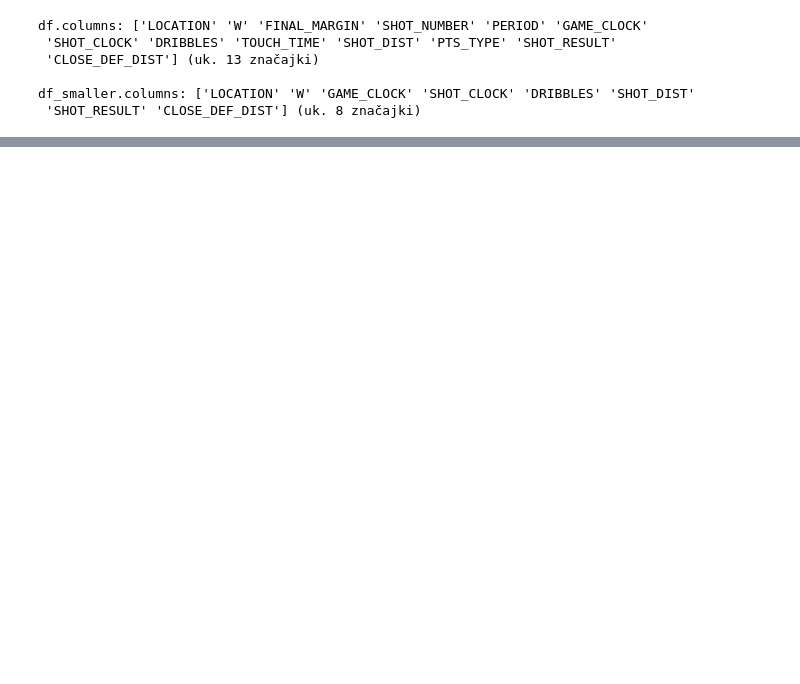
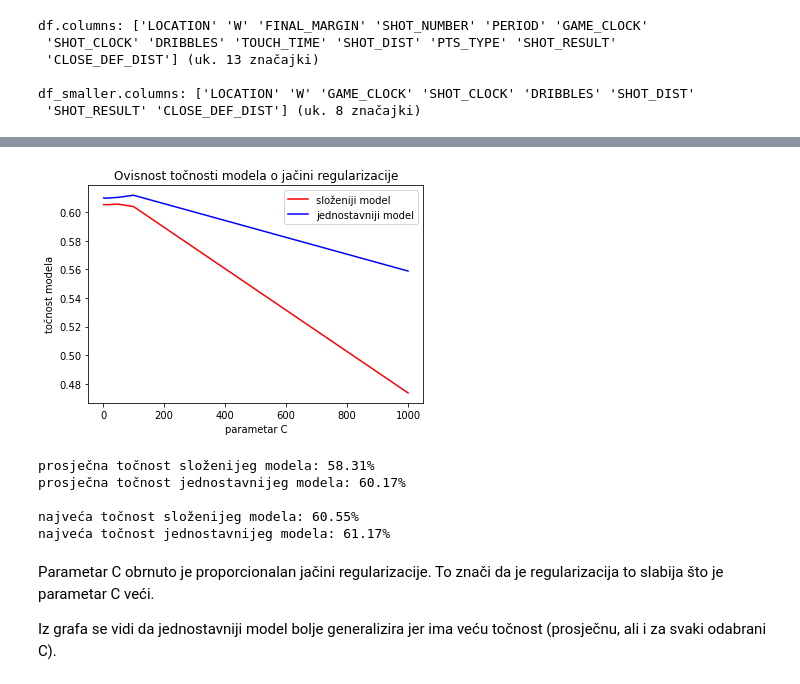
Before and after one commit to anasutalo/projekt_nba, a Jupyter notebook: predicting_nba_shots.ipynb, the cells around one changed output, grey strips where cells are left out. Saved outputs shown, nothing was run; the diff lists cells and outputs as text; code cells hidden in the pictures; blank space fills up the shorter version.

```diff
--- a/predicting_nba_shots.ipynb
+++ b/predicting_nba_shots.ipynb
@@ -372,6 +377,11 @@ varijabla u ovoj analizi.
 Transformacije nad skupom podataka obavljaju se jednako nad manjim i većim
 podskupom.
 # %%
+from sklearn.model_selection import train_test_split
+from sklearn.preprocessing import MinMaxScaler
+from sklearn.linear_model import LogisticRegression
+
+# izbacivanje značajki
 lr_df = df.drop(columns=['GAME_ID', 'MATCHUP', 'CLOSEST_DEFENDER',
                          'CLOSEST_DEFENDER_PLAYER_ID', 'player_name', 'player_id'])
 
@@ -381,11 +391,18 @@ lr_df_smaller = df_smaller.drop(columns=['GAME_ID', 'MATCHUP', 'CLOSEST_DEFENDER
 print(f'df.columns: {lr_df.columns.values} (uk. {len(lr_df.columns)} značajki)\n')
 print(f'df_smaller.columns: {lr_df_smaller.columns.values} (uk. {len(lr_df_smaller.columns)} značajki)')
 
+# izdvajanje ciljne značajke
 y = lr_df['SHOT_RESULT']
 y_smaller = lr_df_smaller['SHOT_RESULT']
 
 lr_df.drop(columns='SHOT_RESULT', inplace=True)
 lr_df_smaller.drop(columns='SHOT_RESULT', inplace=True)
+
+# podjela na skupove za učenje i testiranje
+lr_train, lr_test, y_train, y_test = train_test_split(lr_df, y, test_size=0.1)
+lr_smaller_train, lr_smaller_test, y_smaller_train, y_smaller_test = train_test_split(lr_df_smaller, y_smaller, test_size=0.1)
+
+del lr_df, lr_df_smaller, y, y_smaller
 # %% [output]
 df.columns: ['LOCATION' 'W' 'FINAL_MARGIN' 'SHOT_NUMBER' 'PERIOD' 'GAME_CLOCK'
  'SHOT_CLOCK' 'DRIBBLES' 'TOUCH_TIME' 'SHOT_DIST' 'PTS_TYPE' 'SHOT_RESULT'
@@ -404,0 +462,46 @@ lr_df.head()
+# %%
+from sklearn.svm import LinearSVC
+
+acc_complex = []
+acc_simple = []
+
+for c in [2,5,10,50,100,1000]:
+    model = LinearSVC(C=c, max_iter=2000)
+
+    model.fit(lr_train, y_train)
+    y_pred = model.predict(lr_test)
+    acc_complex.append(accuracy_score(y_test, y_pred))
+
+    model.fit(lr_smaller_train, y_smaller_train)
+    y_pred = model.predict(lr_smaller_test)
+    acc_simple.append(accuracy_score(y_smaller_test, y_pred))
+# %%
+x = [2,5,10,50,100,1000]
+plt.plot(x, acc_complex, 'r', label='složeniji model')
+plt.plot(x, acc_simple, 'b', label='jednostavniji model')
+plt.title('Ovisnost točnosti modela o jačini regularizacije')
+plt.legend()
+plt.xlabel('parametar C')
+plt.ylabel('točnost modela')
+plt.show()
+
+acc_complex = np.array(acc_complex)
+acc_simple = np.array(acc_simple)
+print(f'prosječna točnost složenijeg modela: {np.mean(acc_complex)*100:.2f}%')
+print(f'prosječna točnost jednostavnijeg modela: {np.mean(acc_simple)*100:.2f}%')
+print()
+print(f'najveća točnost složenijeg modela: {max(acc_complex)*100:.2f}%')
+print(f'najveća točnost jednostavnijeg modela: {max(acc_simple)*100:.2f}%')
+# %% [output]
+[figure, added]
+prosječna točnost složenijeg modela: 58.31%
+prosječna točnost jednostavnijeg modela: 60.17%
+
+najveća točnost složenijeg modela: 60.55%
+najveća točnost jednostavnijeg modela: 61.17%
+# %% [markdown]
+Parametar C obrnuto je proporcionalan jačini regularizacije. To znači da je
+regularizacija to slabija što je parametar C veći.
+
+Iz grafa se vidi da jednostavniji model bolje generalizira jer ima veću
+točnost (prosječnu, ali i za svaki odabrani C).
```
Also changed, not shown: parts of 25 cells of this notebook.
